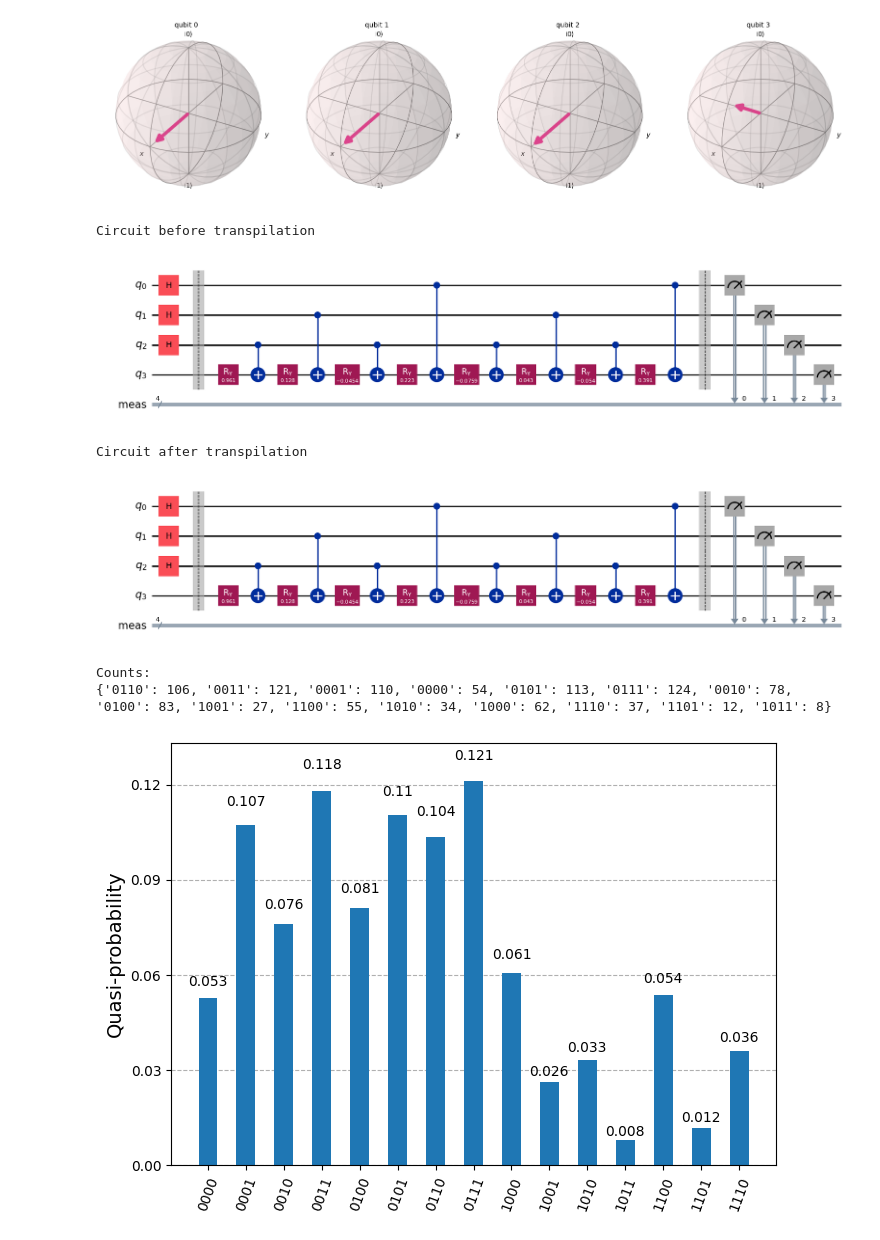
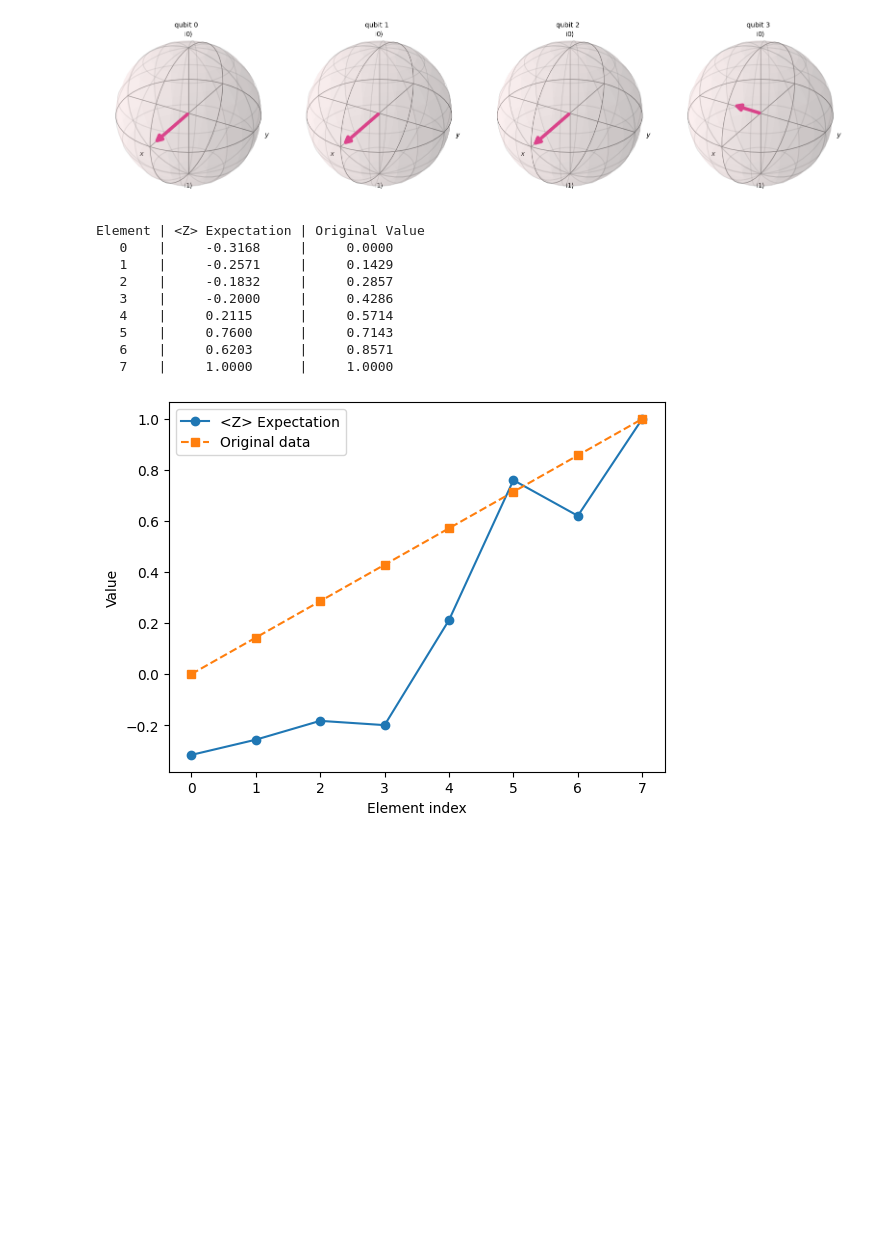
Before and after one commit to Burned357Waffles/Marching-Qubes-Thesis, a Jupyter notebook: ehands_qcrank_vertex_classification.ipynb, the cells around one changed output. Drawn from its saved outputs; the diff is of its cells as text; code cells hidden in the pictures; blank space fills up the shorter version.

```diff
--- a/ehands_qcrank_vertex_classification.ipynb
+++ b/ehands_qcrank_vertex_classification.ipynb
@@ -92,24 +92,23 @@ def plot_2bloch_spheres(state1, title1, state2, title2):
 
     plt.show()
 # %%
-def run_sim_job(qc, n_shots = 2**8):
+def run_sim_job(qc, n_shots = 2**8, verbose=False):
     transpiled_circuit = transpile(qc, sim)
-
-    print("Circuit before transpilation")
-    display(qc.draw('mpl'))
-    print("Circuit after transpilation")
-    display(transpiled_circuit.draw('mpl', style="iqp"))
-
     job = sim.run(transpiled_circuit, shots=n_shots)
     result = job.result()
 
     # Get counts and output distribution
     counts = result.get_counts(transpiled_circuit)
 
-    print("Counts:")
-    print(counts)
+    if verbose:
+        print("Circuit before transpilation")
+        display(qc.draw('mpl'))
+        print("Circuit after transpilation")
+        display(transpiled_circuit.draw('mpl', style="iqp"))
 
-    display(plot_distribution(counts))
+        print("Counts:")
+        print(counts)
+        display(plot_distribution(counts))
 
     return counts
 # %%
@@ -245,11 +414,27 @@ $$
 qc.measure_all()
 
 counts = run_sim_job(qc, n_shots=2**10)
-# %% [output]
-Circuit before transpilation
-[figure, removed]
-Circuit after transpilation
-[figure, removed]
-Counts:
-{'0110': 106, '0011': 121, '0001': 110, '0000': 54, '0101': 113, '0111': 124, '0010': 78, '0100': 83, '1001': 27, '1100': 55, '1010': 34, '1000': 62, '1110': 37, '1101': 12, '1011': 8}
-[figure, removed]
+# %%
+expectations = get_EV(counts, nq_addr, target_qubit='1')
+print("Element | <Z> Expectation | Original Value")
+for i, z in enumerate(expectations):
+    print(f"{i:^7} | {z:^15.4f} | {data[i]:^14.4f}")
+
+
+plt.plot(range(len(data)), expectations, 'o-', label='<Z> Expectation')
+plt.plot(range(len(data)), data, 's--', label='Original data')
+plt.xlabel('Element index')
+plt.ylabel('Value')
+plt.legend()
+plt.show()
+# %% [output]
+Element | <Z> Expectation | Original Value
+   0    |     -0.3168     |     0.0000
+   1    |     -0.2571     |     0.1429
+   2    |     -0.1832     |     0.2857
+   3    |     -0.2000     |     0.4286
+   4    |     0.2115      |     0.5714
+   5    |     0.7600      |     0.7143
+   6    |     0.6203      |     0.8571
+   7    |     1.0000      |     1.0000
+[figure, added]
```
Also changed, not shown: parts of 7 cells of this notebook.
